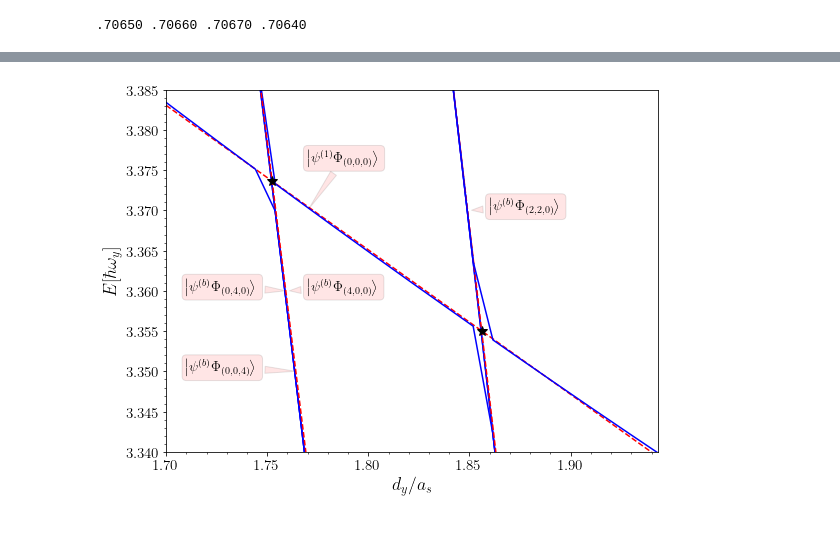
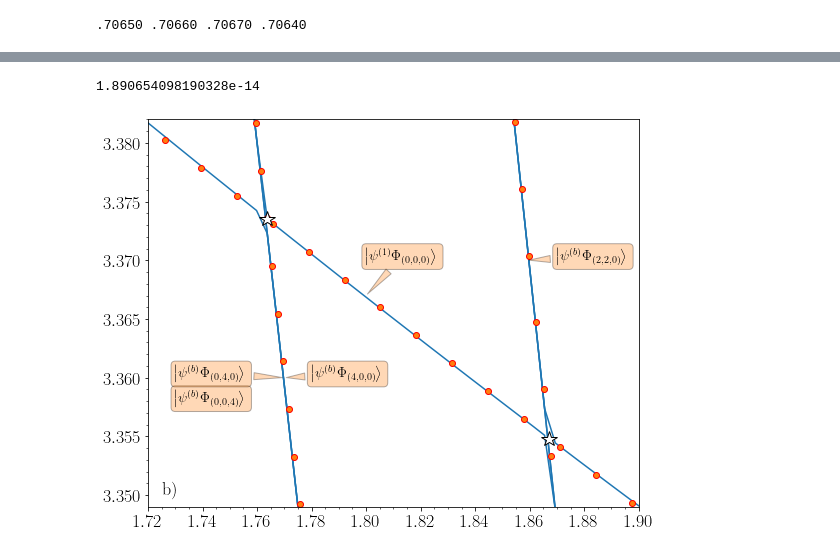
Before and after one commit to TsspGit/Ultracold_Atoms_src, a Jupyter notebook: Analysis/q3d/Energies_Analysis_4993_4993_4993.ipynb, the cells around one changed output, grey strips where cells are left out. Drawn from its saved outputs; the diff is of its cells as text; code cells hidden in the pictures.

```diff
--- a/Analysis/q3d/Energies_Analysis_4993_4993_4993.ipynb
+++ b/Analysis/q3d/Energies_Analysis_4993_4993_4993.ipynb
@@ -187,79 +155,80 @@ plt.show()
 # %%
 fig3, ax3 = plt.subplots(figsize=(8,6))
 # nivel 1004:
-f1004 = np.polyfit(xcoord, ycoord, deg=1)
-x1004 = np.linspace(1.7, 1.95, num=40)
-ax3.plot(x1004, np.polyval(f1004, x1004), 'r--', markersize=4, label='Diabetic')
-ax3.plot(x, dic['nivel_1004']/wy, 'b', label='Adiabatic')
+f1004 = trap_fit(dic, x, x_lims=(1.72, 1.9), y_lims=(3.349, 3.382) ,levels=(1004, 1010), wy=wy)/wy
+x1004 = np.linspace(1.7, 1.95, num=20)
+ax3.plot(x, dic['nivel_1004']/wy, 'C0', label='Adiabatic', zorder=1)
+ax3.scatter(x1004, np.polyval(f1004, x1004), edgecolor='r', facecolor='C1', label='Diabetic', zorder=2)
 
 # nivel 1005:
-ax3.plot(x, dic['nivel_1005']/wy, 'b')
+ax3.plot(x, dic['nivel_1005']/wy, 'C0', zorder=1)
 
 # nivel 1006:
-ax3.plot(x, dic['nivel_1006']/wy, 'b')
+ax3.plot(x, dic['nivel_1006']/wy, 'C0', zorder=1)
 
 # nivel 1007:
-ax3.plot(x, dic['nivel_1007']/wy, 'b')
+ax3.plot(x, dic['nivel_1007']/wy, 'C0', zorder=1)
 f1007 = np.polyfit(x[(x < 1.74) & (x > 1.7)], np.array(dic['nivel_1007'])[(x < 1.74) & (x > 1.7)]/wy, deg=1)
-x1007 = np.linspace(1.6, 1.95, num=500)
-ax3.plot(x1007, np.polyval(f1007, x1007), 'r--', markersize=4)
+x1007 = np.linspace(1.6, 1.8, num=100)
+ax3.scatter(x1007, np.polyval(f1007, x1007), edgecolor='r', facecolor='C1', zorder=2)
 
 # nivel 1008:
-ax3.plot(x, dic['nivel_1008']/wy, 'b')
+ax3.plot(x, dic['nivel_1008']/wy, 'C0', zorder=1)
 
 # nivel 1009:
-ax3.plot(x, dic['nivel_1009']/wy, 'b')
+ax3.plot(x, dic['nivel_1009']/wy, 'C0', zorder=1)
 
 # nivel 1010:
 f1010 = np.polyfit(x[(x < 1.85) & (x > 1.8)], np.array(dic['nivel_1010'])[(x < 1.85) & (x > 1.8)]/wy, deg=1)
-x1010 = np.linspace(1.82, 1.95, num=500)
-ax3.plot(x1010, np.polyval(f1010, x1010), 'r--', markersize=4)
-ax3.plot(x, dic['nivel_1010']/wy, 'b')
+x1010 = np.linspace(1.82, 1.95, num=50)
+ax3.plot(x, dic['nivel_1010']/wy, 'C0', zorder=1)
+ax3.scatter(x1010, np.polyval(f1010, x1010), edgecolor='r', facecolor='C1', zorder=2)
 
 # Crosses:
 ##########
-ax3.plot(cross_points(f1004, f1007), np.polyval(f1004, cross_points(f1004, f1007)), 'k*', markersize=10, label='ICIR')
-ax3.plot(cross_points(f1004, f1010), np.polyval(f1004, cross_points(f1004, f1010)), 'k*', markersize=10)
+ax3.plot(cross_points(f1004, f1007), np.polyval(f1004, cross_points(f1004, f1007)), 'w*', markersize=16, markeredgecolor='k', label='ICIR')
+ax3.plot(cross_points(f1004, f1010), np.polyval(f1004, cross_points(f1004, f1010)), 'w*', markersize=16, markeredgecolor='k')
 
 # States:
 #########
-ax3.annotate(r'$\left|\psi^{(1)} \Phi_{(0,0,0)}\right>$', xy=(1.77, 3.37), xytext=(1.77, 3.376), fontsize=14,
-             bbox=dict(boxstyle="round", alpha=0.1, facecolor='r'),
-             arrowprops=dict(arrowstyle="wedge, tail_width=0.5", alpha=0.1, facecolor='r'))
+ax3.annotate(r'$\left|\psi^{(1)} \Phi_{(0,0,0)}\right>$', xy=(1.80, 3.367), xytext=(1.80, 3.37), fontsize=14,
+             bbox=dict(boxstyle="round", alpha=0.3, facecolor='C1'),
+             arrowprops=dict(arrowstyle="wedge, tail_width=0.5", alpha=0.3, facecolor='C1'))
 
-ax3.annotate(r'$\left|\psi^{(b)} \Phi_{(0,0,4)}\right>$', xy=(1.765, 3.35), xytext=(1.71, 3.35), fontsize=14,
-             bbox=dict(boxstyle="round", alpha=0.1, facecolor='r'),
-             arrowprops=dict(arrowstyle="wedge, tail_width=0.5", alpha=0.1, facecolor='r'))
+ax3.annotate(r'$\left|\psi^{(b)} \Phi_{(0,0,4)}\right>$', xy=(1.770, 3.356), xytext=(1.73, 3.3579), fontsize=14,
+             bbox=dict(boxstyle="round", alpha=0.3, facecolor='C1'))
 
-ax3.annotate(r'$\left|\psi^{(b)} \Phi_{(4,0,0)}\right>$', xy=(1.76, 3.36), xytext=(1.77, 3.36), fontsize=14,
-             bbox=dict(boxstyle="round", alpha=0.1, facecolor='r'),
-             arrowprops=dict(arrowstyle="wedge, tail_width=0.5", alpha=0.1, facecolor='r'))
+ax3.annotate(r'$\left|\psi^{(b)} \Phi_{(4,0,0)}\right>$', xy=(1.77, 3.36), xytext=(1.78, 3.36), fontsize=14,
+             bbox=dict(boxstyle="round", alpha=0.3, facecolor='C1'),
+             arrowprops=dict(arrowstyle="wedge, tail_width=0.5", alpha=0.3, facecolor='C1'))
 
-ax3.annotate(r'$\left|\psi^{(b)} \Phi_{(0,4,0)}\right>$', xy=(1.76, 3.36), xytext=(1.71, 3.36), fontsize=14,
-             bbox=dict(boxstyle="round", alpha=0.1, facecolor='r'),
-             arrowprops=dict(arrowstyle="wedge, tail_width=0.5", alpha=0.1, facecolor='r'))
+ax3.annotate(r'$\left|\psi^{(b)} \Phi_{(0,4,0)}\right>$', xy=(1.77, 3.36), xytext=(1.73, 3.36), fontsize=14,
+             bbox=dict(boxstyle="round", alpha=0.3, facecolor='C1'),
+             arrowprops=dict(arrowstyle="wedge, tail_width=0.5", alpha=0.3, facecolor='C1'))
 
 #ax3.annotate(r'$\left|\psi^{(b)} \Phi_{(2,0,2)}\right>$', xy=(1.843, 3.38), xytext=(1.80, 3.39), fontsize=14,
 #             bbox=dict(boxstyle="round", alpha=0.1, facecolor='r'),
 #             arrowprops=dict(arrowstyle="wedge, tail_width=0.5", alpha=0.1, facecolor='r'))
 #
 #ax3.annotate(r'$\left|\psi^{(b)} \Phi_{(0,2,2)}\right>$', xy=(1.843, 3.38), xytext=(1.85, 3.39), fontsize=14,
 #             bbox=dict(boxstyle="round", alpha=0.1, facecolor='r'),
 #             arrowprops=dict(arrowstyle="wedge, tail_width=0.5", alpha=0.1, facecolor='r'))
 
-ax3.annotate(r'$\left|\psi^{(b)} \Phi_{(2,2,0)}\right>$', xy=(1.85, 3.37), xytext=(1.86, 3.37), fontsize=14,
-             bbox=dict(boxstyle="round", alpha=0.1, facecolor='r'),
-             arrowprops=dict(arrowstyle="wedge, tail_width=0.5", alpha=0.1, facecolor='r'))
+ax3.annotate(r'$\left|\psi^{(b)} \Phi_{(2,2,0)}\right>$', xy=(1.859, 3.37), xytext=(1.87, 3.37), fontsize=14,
+             bbox=dict(boxstyle="round", alpha=0.3, facecolor='C1'),
+             arrowprops=dict(arrowstyle="wedge, tail_width=0.5", alpha=0.3, facecolor='C1'))
 
 
-ax3.set_xlabel('$d_{y}/a_{s}$')
-ax3.set_ylabel('$E[\hbar \omega_{y}]$')
+ax3.set_xlabel('')
+ax3.set_ylabel('')
 #ax3.legend(fontsize=14, bbox_to_anchor=(1.03, 1))
-ax3.set_ylim(3.34, 3.385)
-ax3.set_xlim(1.7, 1.943)
+ax3.text(1.725, 3.35, 'b)', fontsize=18)
+ax3.set_ylim(3.349, 3.382)
+ax3.set_xlim(1.72, 1.9)
 ax3.xaxis.set_minor_locator(AutoMinorLocator())
 ax3.yaxis.set_minor_locator(AutoMinorLocator())
 plt.tight_layout()
 fig3.savefig('Results/Figures/Ix4993_Iy4993_Iz4993_Easc_Interpolation_v2.png', bbox_inches="tight", dpi=200)
 # %% [output]
+1.890654098190328e-14
-[figure, old version]
+[figure, new version]
```
Also changed, not shown: parts of 13 cells of this notebook, 14 other files.
